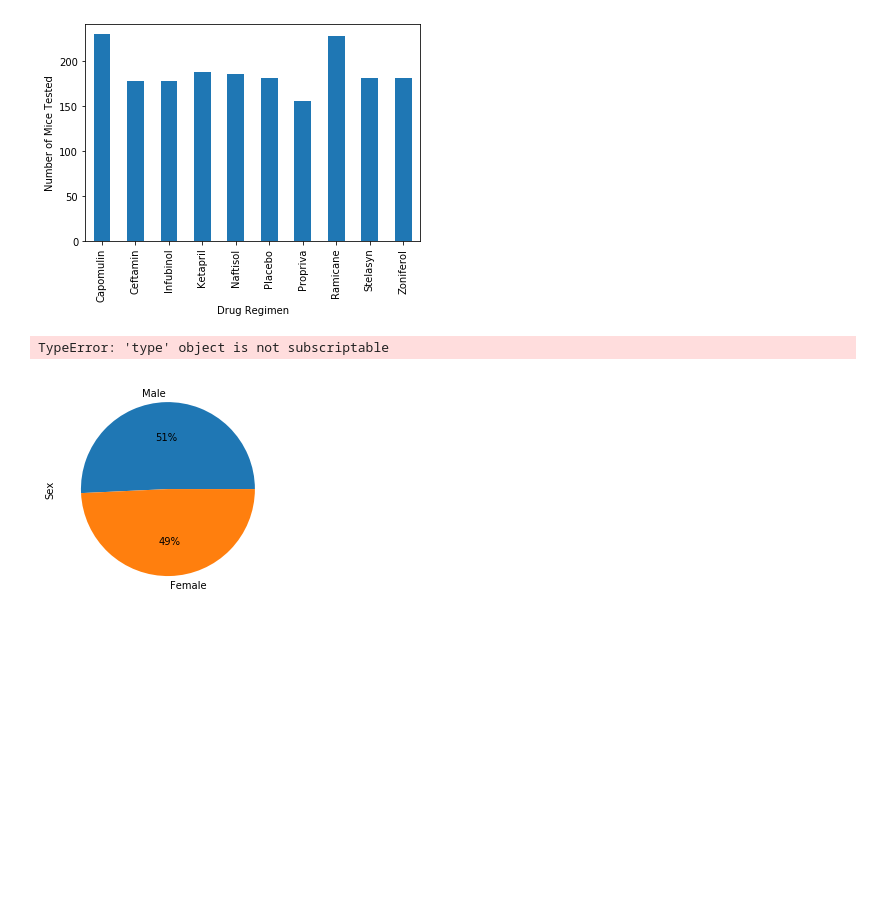
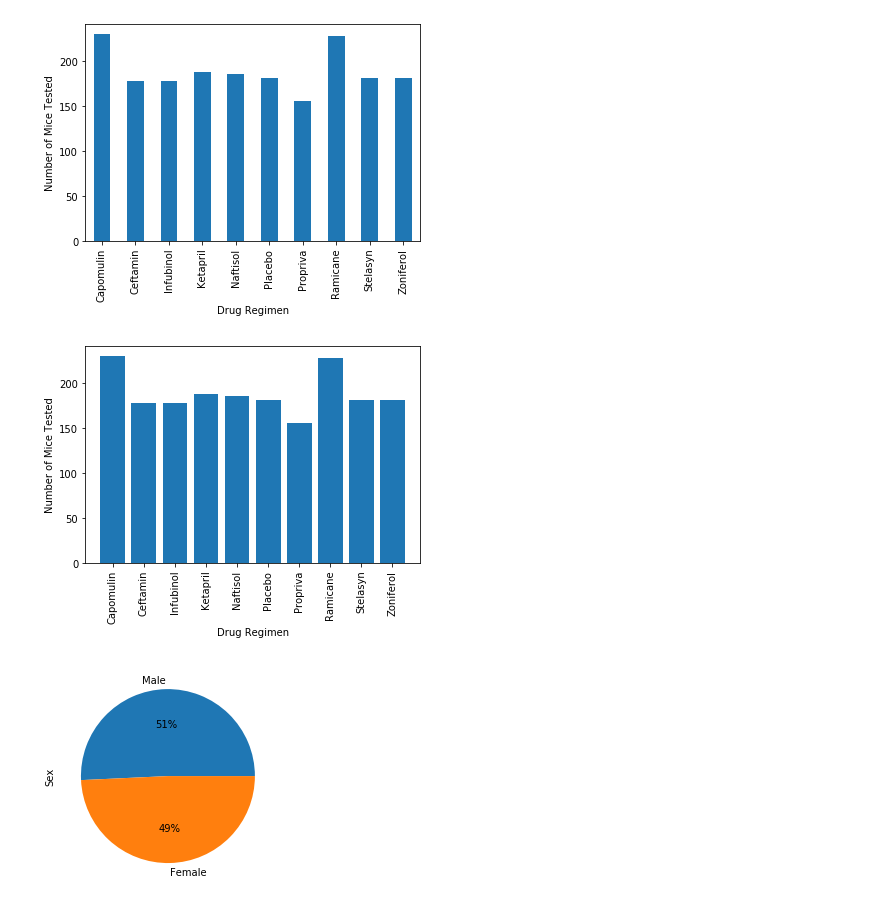
Before and after one commit to joshuasamuel4825/matplotlib-challenge, a Jupyter notebook: Pymaceuticals/pymaceuticals_starter.ipynb, the cells around one changed output. Cells and saved outputs as stored; diff of their text form; code cells hidden in the pictures; blank space fills up the shorter version.

```diff
--- a/Pymaceuticals/pymaceuticals_starter.ipynb
+++ b/Pymaceuticals/pymaceuticals_starter.ipynb
@@ -155,10 +158,19 @@ drug_bar.set_ylabel('Number of Mice Tested')
 plt.show()
 # %% [output]
 [figure]
+# %%
+drug_regimen_dict=drug_regimen_chart.to_dict()
+drugs= list(drug_regimen_dict.keys())
+mice_tested = list(drug_regimen_dict.values())
 # %%
 # Generate a bar plot showing the total number of timepoints for all mice tested for each drug regimen using pyplot.
+plt.bar(drugs,mice_tested)
+plt.xlabel("Drug Regimen")
+plt.xticks(rotation=90)
+plt.ylabel("Number of Mice Tested")
+plt.show()
 # %% [output]
-TypeError: 'type' object is not subscriptable
+[figure, added]
 # %%
 # Generate a pie plot showing the distribution of female versus male mice using Pandas
 sex_chart=clean_mouse_data["Sex"].value_counts()
```
Also changed, not shown: parts of 11 cells of this notebook.
